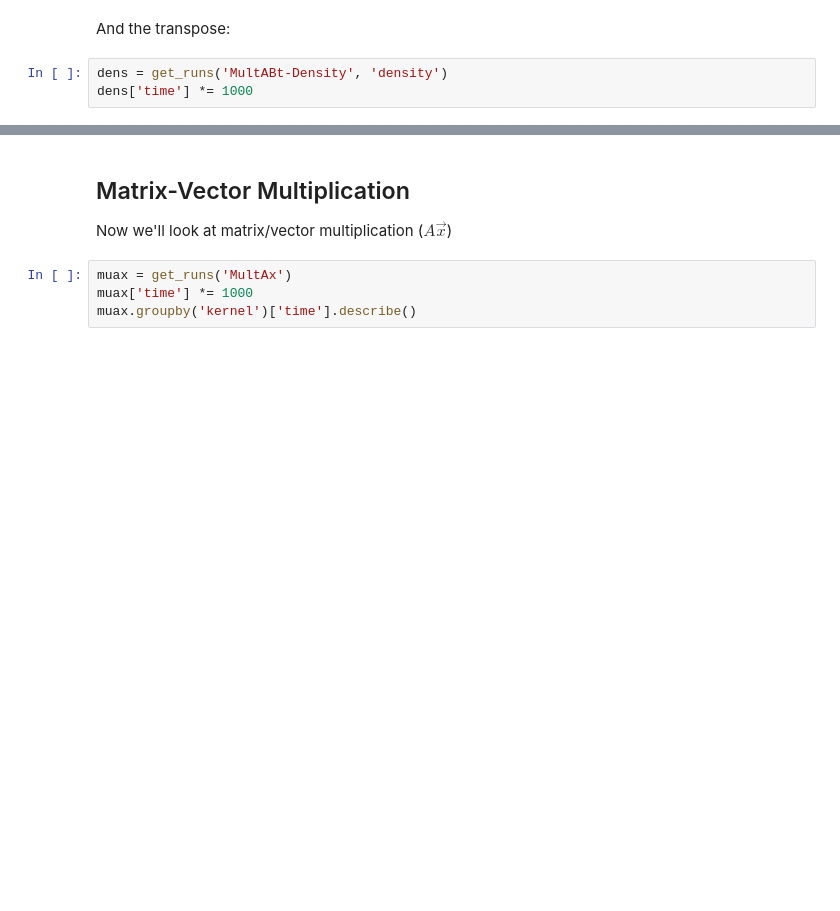
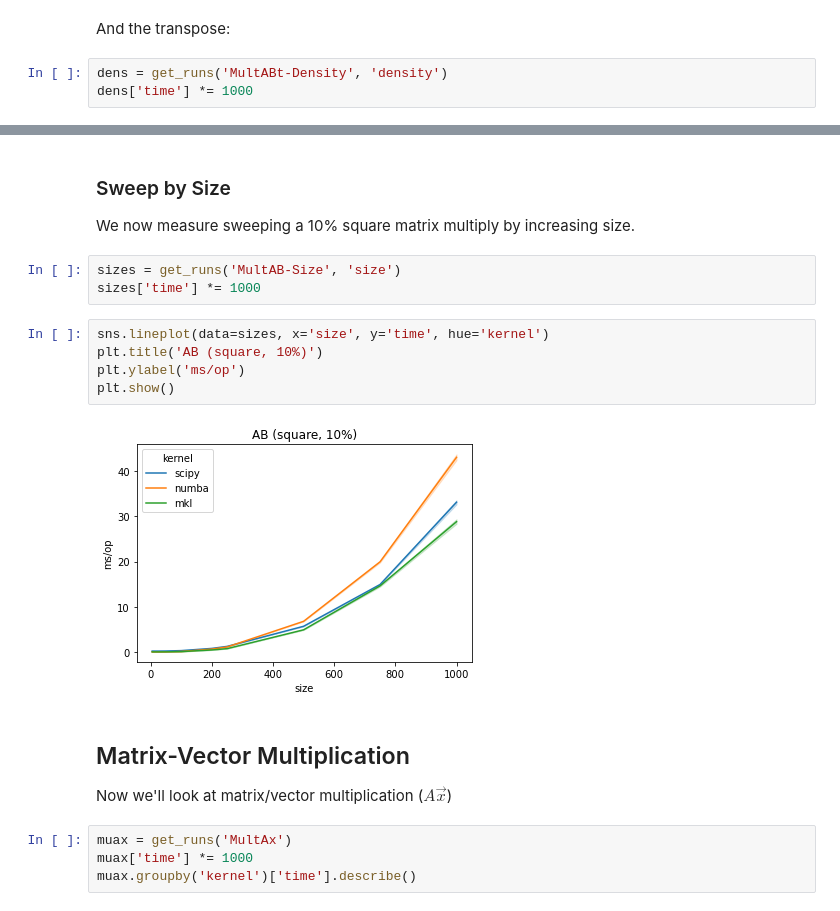
Before and after one commit to lenskit/csr, a Jupyter notebook: Timings.ipynb, the cells around one changed output, grey strips where cells are left out. Saved outputs shown, nothing was run; the diff lists cells and outputs as text; blank space fills up the shorter version.

Commit message:
Time by size

```diff
--- a/Timings.ipynb
+++ b/Timings.ipynb
@@ -122,3 +122,17 @@ plt.show()
+# %% [markdown]
+### Sweep by Size
+
+We now measure sweeping a 10% square matrix multiply by increasing size.
+# %%
+sizes = get_runs('MultAB-Size', 'size')
+sizes['time'] *= 1000
+# %%
+sns.lineplot(data=sizes, x='size', y='time', hue='kernel')
+plt.title('AB (square, 10%)')
+plt.ylabel('ms/op')
+plt.show()
+# %% [output]
+[figure, added]
 # %% [markdown]
 ## Matrix-Vector Multiplication
 
```
Also changed, not shown: parts of 9 cells of this notebook, 1 other file.
